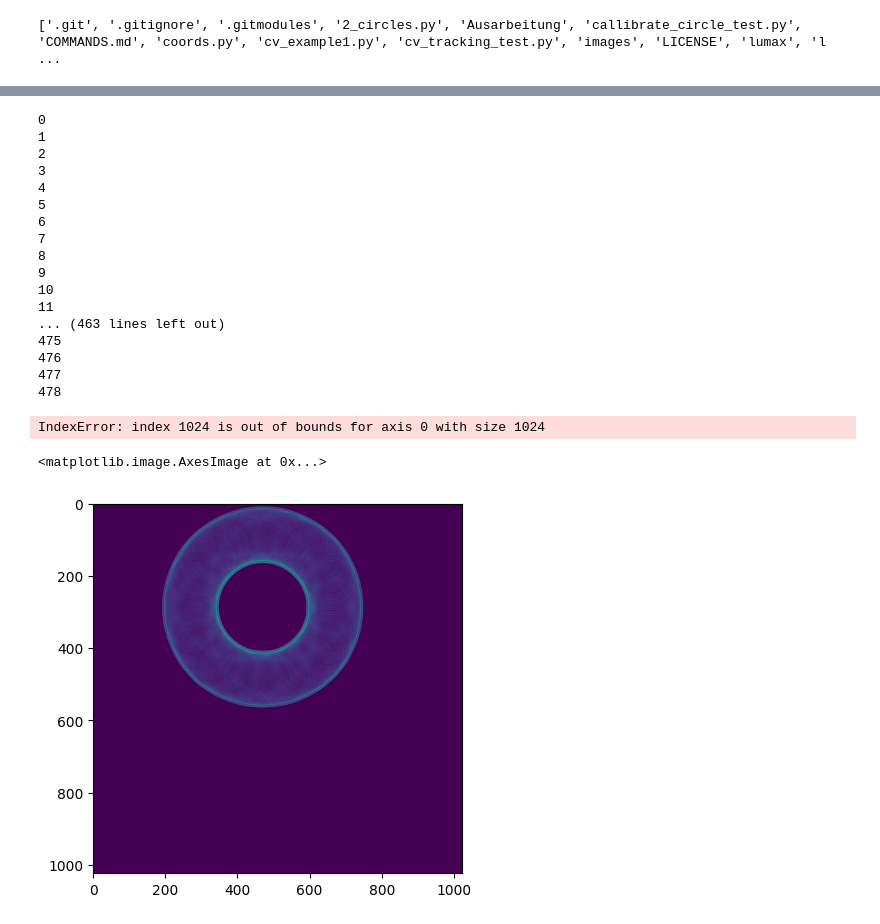
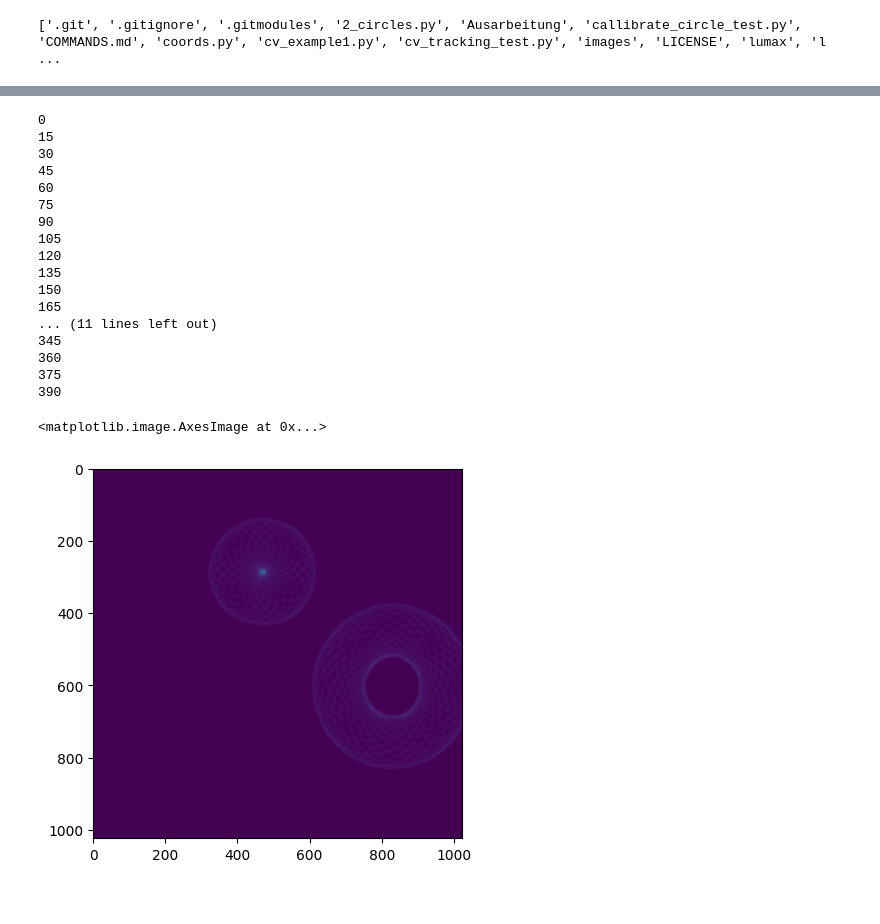
Before and after one commit to MKesenheimer/LaserFlySwatter, a Jupyter notebook: my_hough.ipynb, the cells around one changed output, grey strips where cells are left out. Drawn from its saved outputs; the diff is of its cells as text; code cells hidden in the pictures.

```diff
--- a/my_hough.ipynb
+++ b/my_hough.ipynb
@@ -16,5 +17,5 @@ plt.show()
 # %%
-canny=cv2.Canny(test_img,100,200)
+canny=cv2.Canny(cv2.blur(test_img,(5,5)),100,200)
 plt.imshow(canny)
 plt.show()
 canny.shape
@@ -23,39 +24,43 @@ canny.shape
 (1024, 1024)
 # %%
 edge_pixels=np.where(canny==255)
-P_space=np.zeros((500,1024,1024))
-anglesX=np.cos(np.arange(360))
-anglesY=np.sin(np.arange(360))
-for r in range(0,500):
-    print(r)
+P_space=np.zeros((400,1024,1024))
+anglesX=np.cos(np.arange(180)*2)
+anglesY=np.sin(np.arange(180)*2)
+for r in range(0,400):
+    if r%15==0:
+        print(r)
     for p in range(len(edge_pixels[0])) :
         x=edge_pixels[0][p]
         y=edge_pixels[1][p]
-        for theta in range(360):
+        for theta in range(180):
             a=int(x-r*anglesX[theta])
             b=int(y-r*anglesY[theta])
-            P_space[r][a][b]=P_space[r][a][b]+1
+
+            try:
+                P_space[r][a][b]=P_space[r][a][b]+1
+            except:
+                pass#print("Index out of bounds, doesnt matter")
 # %% [output]
 0
-1
-2
-3
-4
-5
-6
-7
-8
-9
-10
-11
-... (463 lines left out)
-475
-476
-477
-478
+15
+30
+45
+60
+75
+90
+105
+120
+135
+150
+165
+... (11 lines left out)
+345
+360
+375
+390
-IndexError: index 1024 is out of bounds for axis 0 with size 1024
 # %%
-plt.imshow(P_space[200])
+plt.imshow(P_space[72])
 # %% [output]
 <matplotlib.image.AxesImage at 0x...>
-[figure, old version]
+[figure, new version]
```
Also changed, not shown: parts of 6 cells of this notebook, 1 other file.
